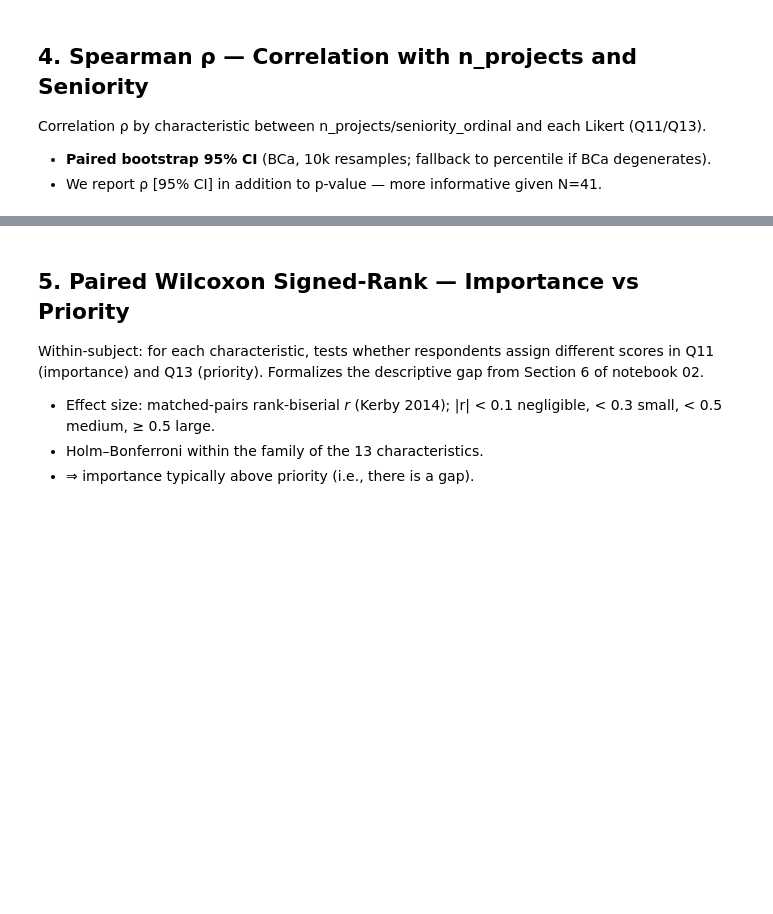
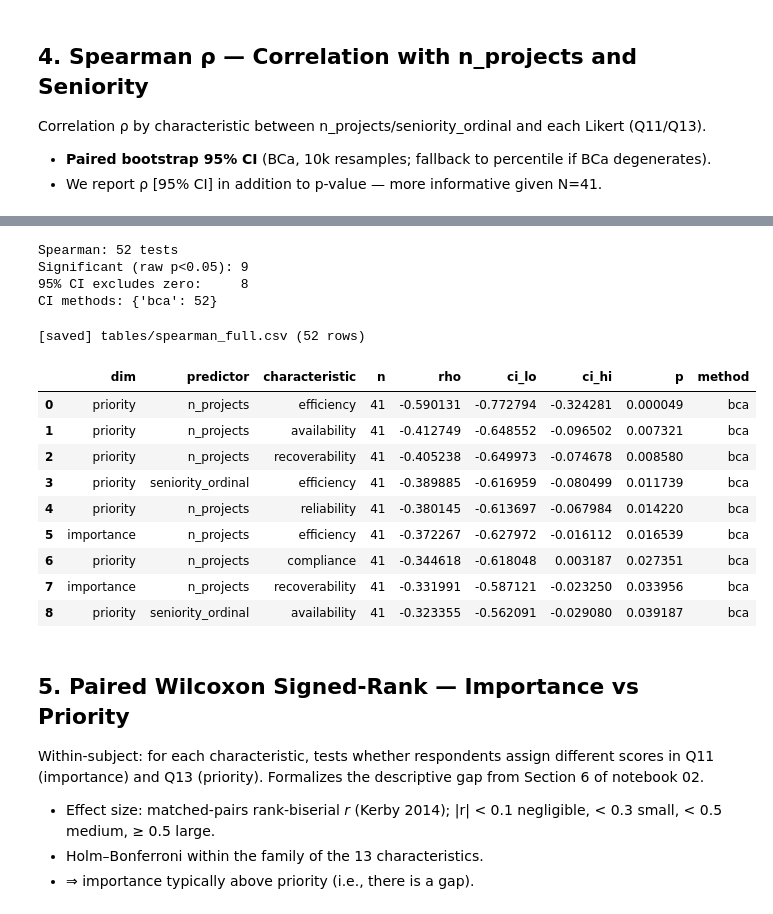
Before and after one commit to reset-ufc/data-quality-requirements-ml-systems, a Jupyter notebook: notebooks/03_inferential.ipynb, the cells around one changed output, grey strips where cells are left out. Drawn from its saved outputs; the diff is of its cells as text; code cells hidden in the pictures; blank space fills up the shorter version.

```diff
--- a/notebooks/03_inferential.ipynb
+++ b/notebooks/03_inferential.ipynb
@@ -208,3 +150,58 @@ importance        n_projects recoverability 41 -0.331991 -0.587121 -0.023250 0.0
+# %%
+def spearman_rows(predictor: str, cols: list[str], dim: str,
+                  n_boot: int = 10_000) -> pd.DataFrame:
+    rows = []
+    for col in cols:
+        res = U.spearman_with_ci(df[predictor], df[col], n_resamples=n_boot)
+        if res["method"] == "insufficient":
+            continue
+        rows.append({"dim": dim, "predictor": predictor,
+                     "characteristic": col.split("_", 1)[1],
+                     **res})
+    return pd.DataFrame(rows)
+
+spear = pd.concat([
+    spearman_rows("n_projects", U.IMP_COLS, "importance"),
+    spearman_rows("n_projects", U.PRI_COLS, "priority"),
+    spearman_rows("seniority_ordinal", U.IMP_COLS, "importance"),
+    spearman_rows("seniority_ordinal", U.PRI_COLS, "priority"),
+], ignore_index=True)
+spear["sig_raw"] = spear["p"] < 0.05
+spear["ci_excludes_zero"] = (spear["ci_lo"] > 0) | (spear["ci_hi"] < 0)
+
+print(f"Spearman: {len(spear)} tests")
+print(f"Significant (raw p<0.05): {spear['sig_raw'].sum()}")
+print(f"95% CI excludes zero:     {spear['ci_excludes_zero'].sum()}")
+print(f"CI methods: {spear['method'].value_counts().to_dict()}")
+# %% [output]
+Spearman: 52 tests
+Significant (raw p<0.05): 9
+95% CI excludes zero:     8
+CI methods: {'bca': 52}
+# %%
+spear.to_csv(TABLES / "spearman_full.csv", index=False)
+print(f"[saved] tables/spearman_full.csv ({len(spear)} rows)")
+# %% [output]
+[saved] tables/spearman_full.csv (52 rows)
+# %%
+_disp_cols = ["dim", "predictor", "characteristic", "n", "rho", "ci_lo", "ci_hi", "p", "method"]
+display(
+    spear[spear["sig_raw"]]
+    .sort_values("rho", key=abs, ascending=False)
+    [_disp_cols]
+    .reset_index(drop=True)
+)
+# %% [output]
+|  | dim | predictor | characteristic | n | rho | ci_lo | ci_hi | p | method |
+| 0 | priority | n_projects | efficiency | 41 | -0.590131 | -0.772794 | -0.324281 | 0.000049 | bca |
+| 1 | priority | n_projects | availability | 41 | -0.412749 | -0.648552 | -0.096502 | 0.007321 | bca |
+| 2 | priority | n_projects | recoverability | 41 | -0.405238 | -0.649973 | -0.074678 | 0.008580 | bca |
+| 3 | priority | seniority_ordinal | efficiency | 41 | -0.389885 | -0.616959 | -0.080499 | 0.011739 | bca |
+| 4 | priority | n_projects | reliability | 41 | -0.380145 | -0.613697 | -0.067984 | 0.014220 | bca |
+| 5 | importance | n_projects | efficiency | 41 | -0.372267 | -0.627972 | -0.016112 | 0.016539 | bca |
+| 6 | priority | n_projects | compliance | 41 | -0.344618 | -0.618048 | 0.003187 | 0.027351 | bca |
+| 7 | importance | n_projects | recoverability | 41 | -0.331991 | -0.587121 | -0.023250 | 0.033956 | bca |
+| 8 | priority | seniority_ordinal | availability | 41 | -0.323355 | -0.562091 | -0.029080 | 0.039187 | bca |
 # %% [markdown]
 ## 5. Paired Wilcoxon Signed-Rank — Importance vs Priority
 
```
Also changed, not shown: parts of 25 cells of this notebook.
